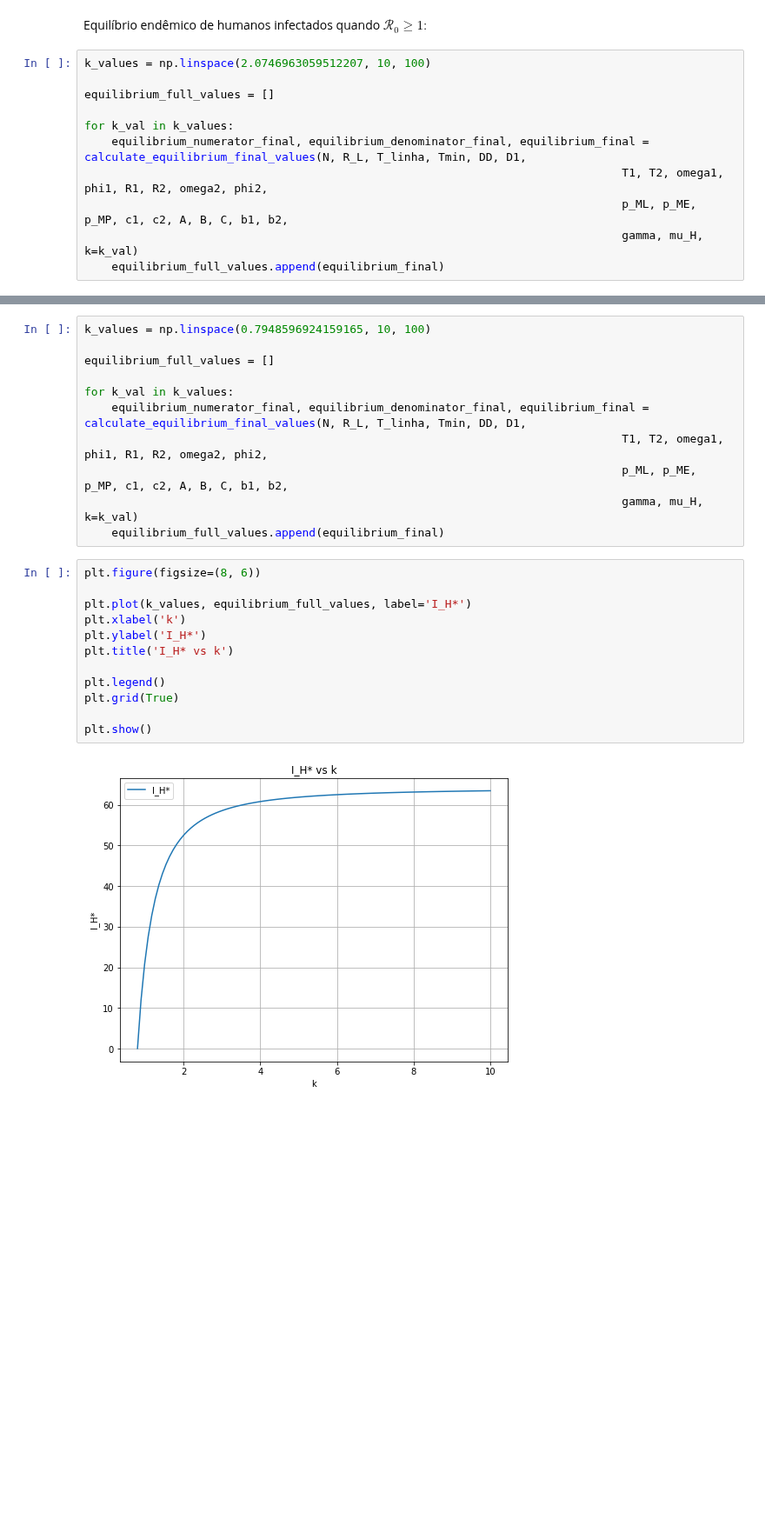
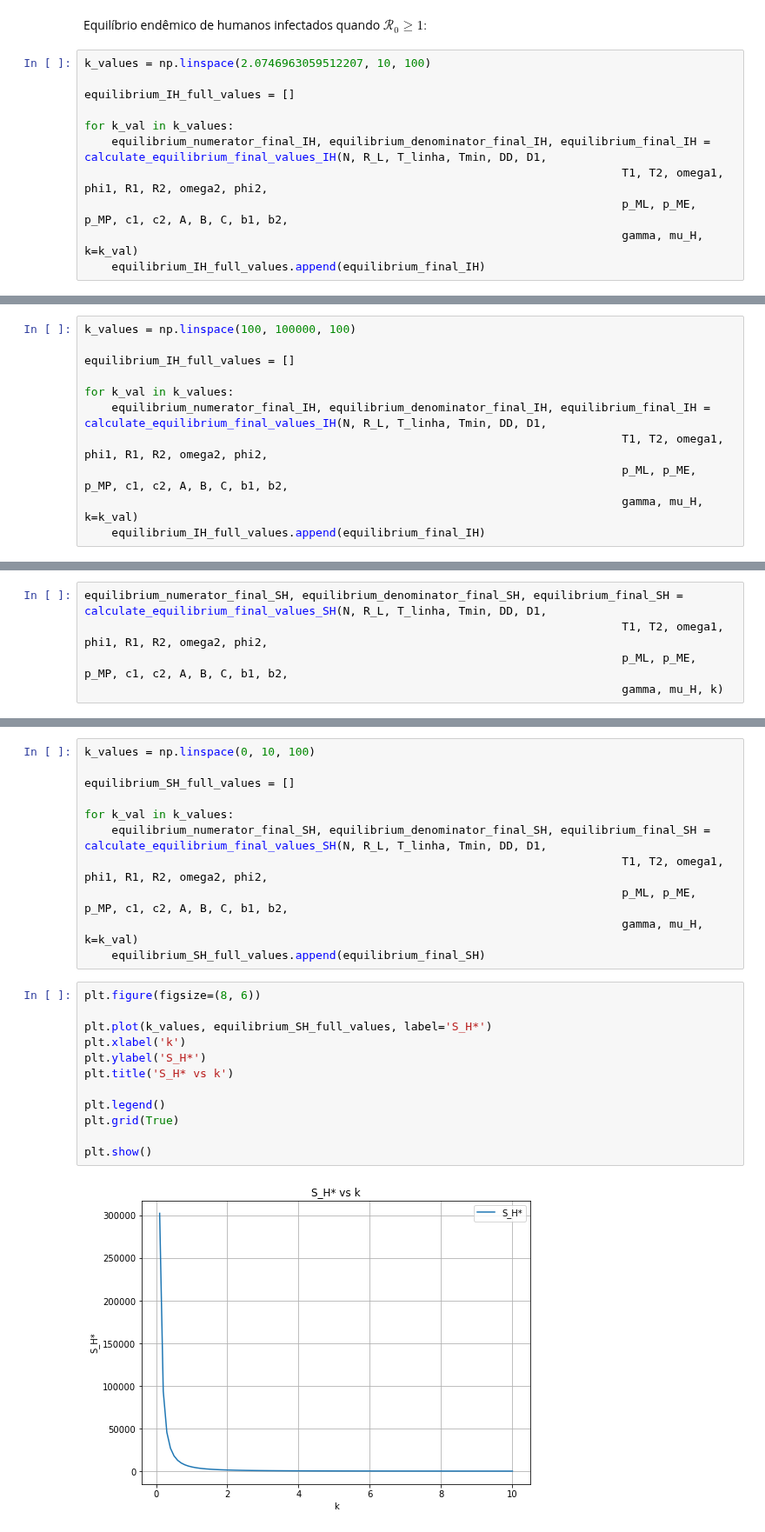
Before and after one commit to RaphaLevy/TCC, a Jupyter notebook: Modelagem_com_Dinamica_Pop/Plota_Equilibrio_e_R0.ipynb, the cells around one changed output, grey strips where cells are left out. Shown at 87% size. Cells and saved outputs as stored; diff of their text form; blank space fills up the shorter version.

```diff
--- a/Modelagem_com_Dinamica_Pop/Plota_Equilibrio_e_R0.ipynb
+++ b/Modelagem_com_Dinamica_Pop/Plota_Equilibrio_e_R0.ipynb
@@ -477,14 +399,14 @@ Equilíbrio endêmico de humanos infectados quando $\mathcal{R}_0 \geq 1:$
 # %%
 k_values = np.linspace(2.0746963059512207, 10, 100)
 
-equilibrium_full_values = []
+equilibrium_IH_full_values = []
 
 for k_val in k_values:
-    equilibrium_numerator_final, equilibrium_denominator_final, equilibrium_final = calculate_equilibrium_final_values(N, R_L, T_linha, Tmin, DD, D1,
+    equilibrium_numerator_final_IH, equilibrium_denominator_final_IH, equilibrium_final_IH = calculate_equilibrium_final_values_IH(N, R_L, T_linha, Tmin, DD, D1,
                                                                                T1, T2, omega1, phi1, R1, R2, omega2, phi2,
                                                                                p_ML, p_ME, p_MP, c1, c2, A, B, C, b1, b2,
                                                                                gamma, mu_H, k=k_val)
-    equilibrium_full_values.append(equilibrium_final)
+    equilibrium_IH_full_values.append(equilibrium_final_IH)
 # %%
 plt.figure(figsize=(8, 6))
 
@@ -503,0 +424,11 @@ Equilíbrio endêmico de humanos infectados quando $I_H^* \geq 0:$
+# %%
+k_values = np.linspace(100, 100000, 100)
+
+equilibrium_IH_full_values = []
+
+for k_val in k_values:
+    equilibrium_numerator_final_IH, equilibrium_denominator_final_IH, equilibrium_final_IH = calculate_equilibrium_final_values_IH(N, R_L, T_linha, Tmin, DD, D1,
+                                                                               T1, T2, omega1, phi1, R1, R2, omega2, phi2,
+                                                                               p_ML, p_ME, p_MP, c1, c2, A, B, C, b1, b2,
+                                                                               gamma, mu_H, k=k_val)
+    equilibrium_IH_full_values.append(equilibrium_final_IH)
@@ -503,0 +532,5 @@ Equilíbrio endêmico de humanos infectados quando $I_H^* \geq 0:$
+# %%
+equilibrium_numerator_final_SH, equilibrium_denominator_final_SH, equilibrium_final_SH = calculate_equilibrium_final_values_SH(N, R_L, T_linha, Tmin, DD, D1,
+                                                                               T1, T2, omega1, phi1, R1, R2, omega2, phi2,
+                                                                               p_ML, p_ME, p_MP, c1, c2, A, B, C, b1, b2,
+                                                                               gamma, mu_H, k)
@@ -504,25 +541,25 @@ Equilíbrio endêmico de humanos infectados quando $I_H^* \geq 0:$
 # %%
-k_values = np.linspace(0.7948596924159165, 10, 100)
+k_values = np.linspace(0, 10, 100)
 
-equilibrium_full_values = []
+equilibrium_SH_full_values = []
 
 for k_val in k_values:
-    equilibrium_numerator_final, equilibrium_denominator_final, equilibrium_final = calculate_equilibrium_final_values(N, R_L, T_linha, Tmin, DD, D1,
+    equilibrium_numerator_final_SH, equilibrium_denominator_final_SH, equilibrium_final_SH = calculate_equilibrium_final_values_SH(N, R_L, T_linha, Tmin, DD, D1,
                                                                                T1, T2, omega1, phi1, R1, R2, omega2, phi2,
                                                                                p_ML, p_ME, p_MP, c1, c2, A, B, C, b1, b2,
                                                                                gamma, mu_H, k=k_val)
-    equilibrium_full_values.append(equilibrium_final)
+    equilibrium_SH_full_values.append(equilibrium_final_SH)
 # %%
 plt.figure(figsize=(8, 6))
 
-plt.plot(k_values, equilibrium_full_values, label='I_H*')
+plt.plot(k_values, equilibrium_SH_full_values, label='S_H*')
 plt.xlabel('k')
-plt.ylabel('I_H*')
-plt.title('I_H* vs k')
+plt.ylabel('S_H*')
+plt.title('S_H* vs k')
 
 plt.legend()
 plt.grid(True)
 
 plt.show()
 # %% [output]
-[figure, old version]
+[figure, new version]
```
Also changed, not shown: parts of 45 cells of this notebook.
